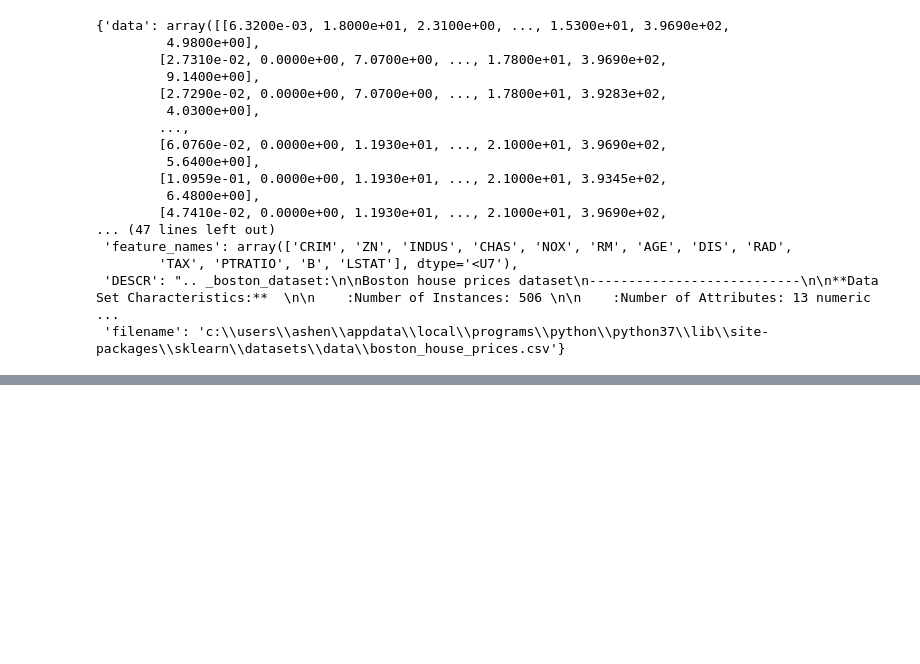
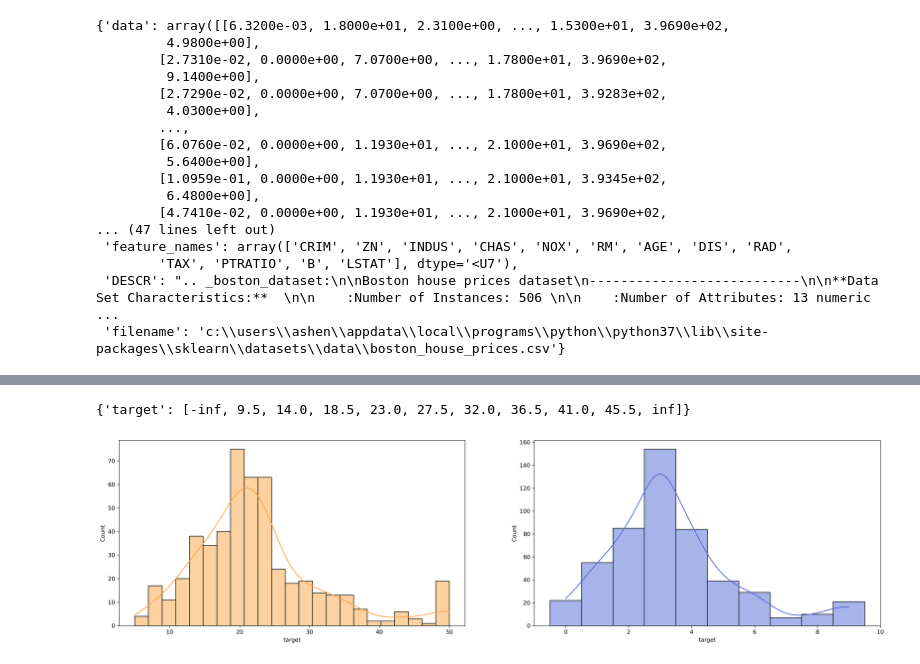
Before and after one commit to ashen007/Feature_enginering, a Jupyter notebook: notebooks/Variable Discretization.ipynb, the cells around one changed output, grey strips where cells are left out. Saved outputs shown, nothing was run; the diff lists cells and outputs as text; code cells hidden in the pictures; blank space fills up the shorter version.

Commit message:
divide into intervals of equal width

```diff
--- a/notebooks/Variable Discretization.ipynb
+++ b/notebooks/Variable Discretization.ipynb
@@ -30,0 +36,4 @@ data_set
+# %%
+data = pd.DataFrame(data_set['data'],columns=data_set['feature_names'])
+data['target'] = data_set['target']
+data
@@ -30,0 +54,16 @@ data_set
+# %%
+disc = EqualWidthDiscretiser(variables=['target'])
+disc.fit(data)
+disc.binner_dict_
+# %% [output]
+{'target': [-inf, 9.5, 14.0, 18.5, 23.0, 27.5, 32.0, 36.5, 41.0, 45.5, inf]}
+# %%
+data_tar_disc = disc.transform(data)
+
+fig,axes = plt.subplots(nrows=1,ncols=2,figsize=[24,6],dpi=300)
+axes = axes.ravel()
+sns.histplot(x=data.target,kde=True,color='#FEA443',ax=axes[0])
+sns.histplot(x=data_tar_disc.target,kde=True,discrete=True,color='#506AD4',ax=axes[1])
+plt.show()
+# %% [output]
+[figure, added]
```
Also changed, not shown: parts of 2 cells of this notebook.
